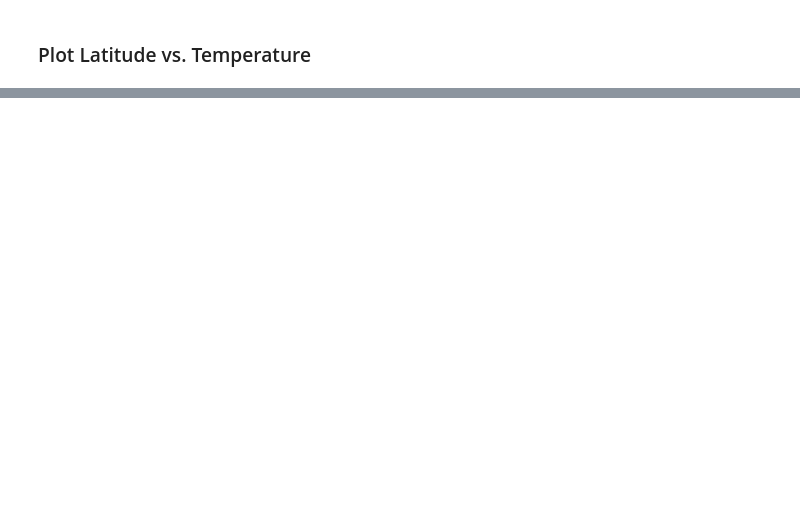
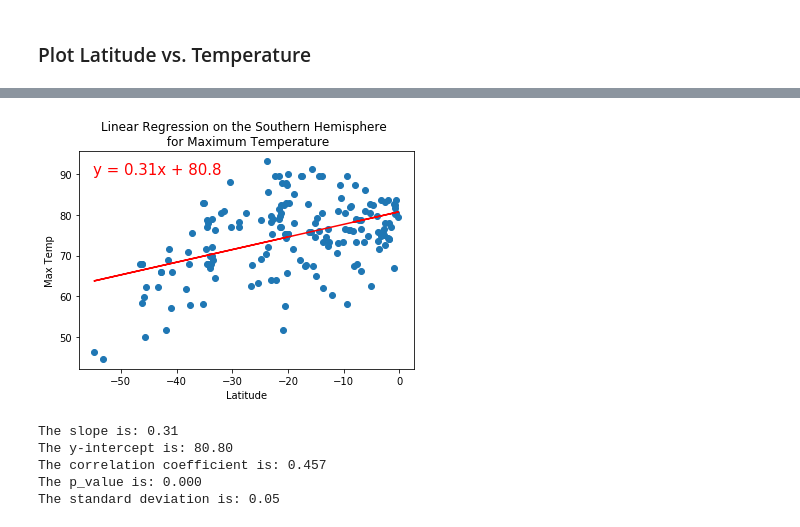
Before and after one commit to kenwelsh/World_Weather_Analysis, a Jupyter notebook: WeatherPy.ipynb, the cells around one changed output, grey strips where cells are left out. Saved outputs shown, nothing was run; the diff lists cells and outputs as text; code cells hidden in the pictures; blank space fills up the shorter version.

```diff
--- a/WeatherPy.ipynb
+++ b/WeatherPy.ipynb
@@ -259,0 +345,17 @@ plt.show()
+# %%
+# Linear regression on the Southern Hemisphere
+x_values = southern_hemi_df["Lat"]
+y_values = southern_hemi_df["Max Temp"]
+# Call the function.
+plot_linear_regression(x_values,
+                       y_values,
+                       f"Linear Regression on the Southern Hemisphere \n for Maximum Temperature",
+                       'Max Temp',
+                       (-55,90))
+# %% [output]
+[figure, added]
+The slope is: 0.31
+The y-intercept is: 80.80
+The correlation coefficient is: 0.457
+The p_value is: 0.000
+The standard deviation is: 0.05
```
Also changed, not shown: parts of 26 cells of this notebook, 5 other files.
